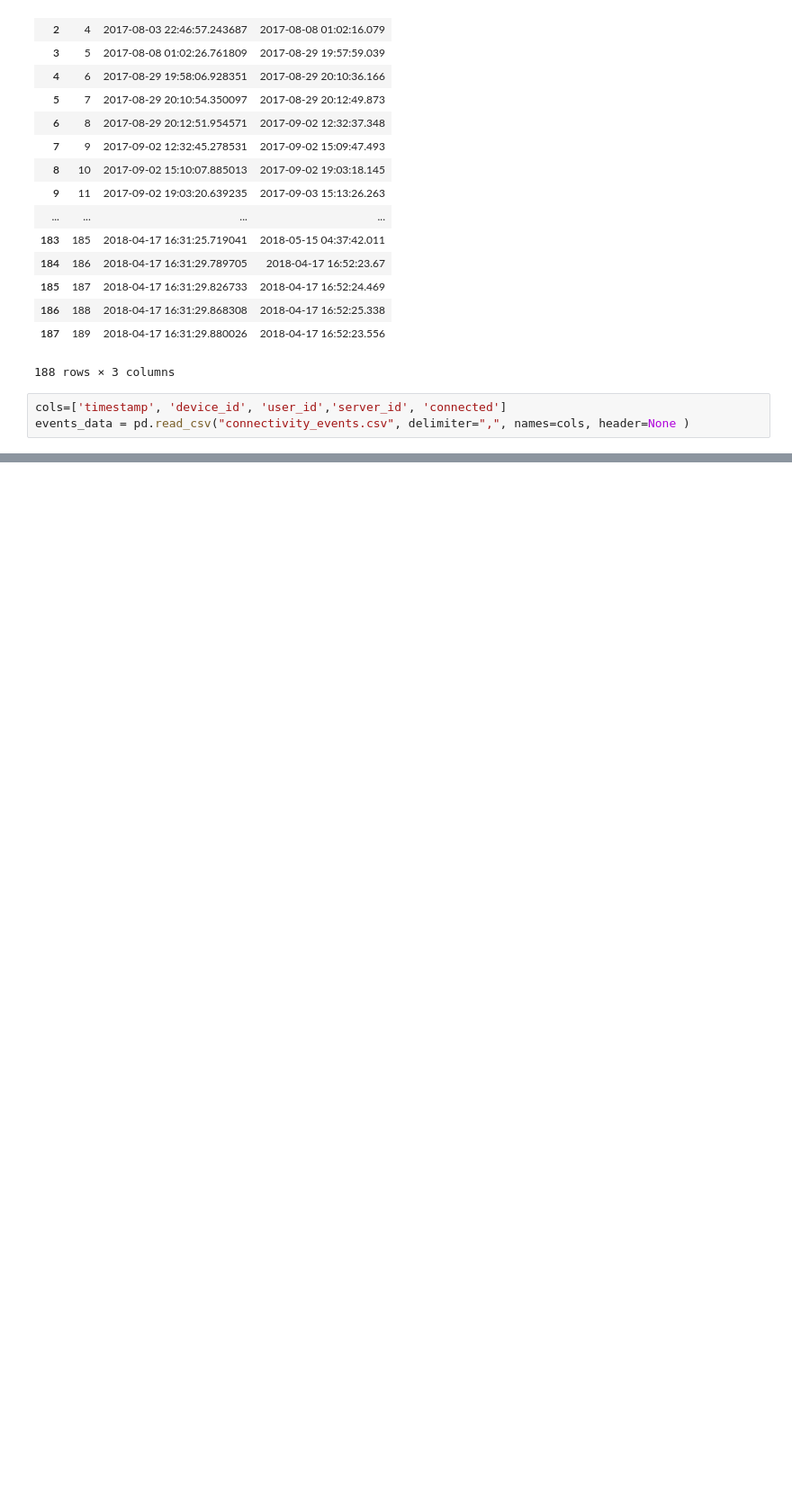
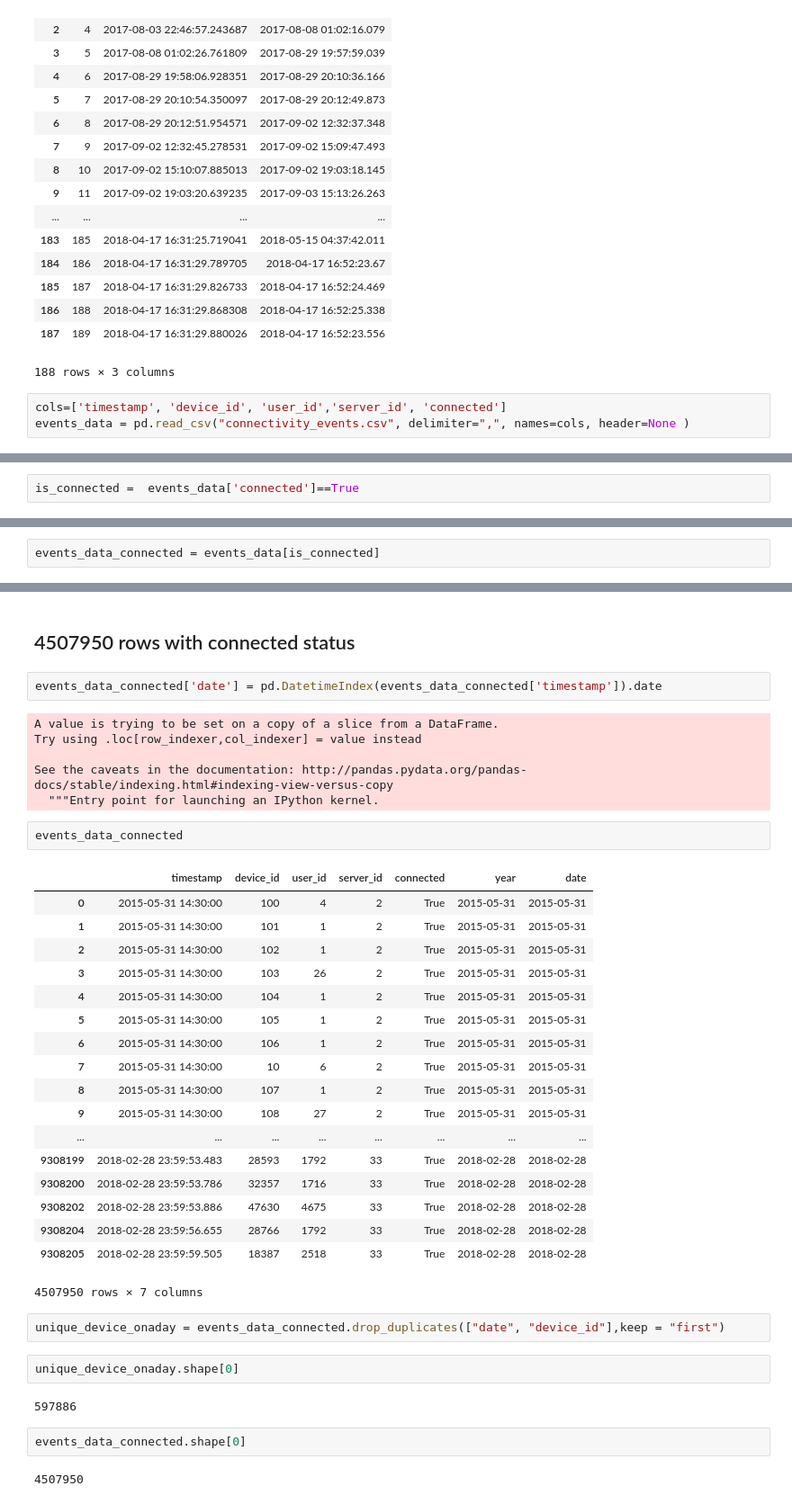
Before and after one commit to Kalinga/DS, a Jupyter notebook: Task1.ipynb, the cells around one changed output, grey strips where cells are left out. Shown at 90% size. Drawn from its saved outputs; the diff is of its cells as text; blank space fills up the shorter version.

```diff
--- a/Task1.ipynb
+++ b/Task1.ipynb
@@ -50,0 +53,2 @@ events_data
+# %%
+is_connected =  events_data['connected']==True
@@ -50,0 +75,2 @@ events_data
+# %%
+events_data_connected = events_data[is_connected]
@@ -50,0 +97,41 @@ events_data
+# %% [markdown]
+## 4507950 rows with connected status
+# %%
+events_data_connected['date'] = pd.DatetimeIndex(events_data_connected['timestamp']).date
+# %% [output]
+A value is trying to be set on a copy of a slice from a DataFrame.
+Try using .loc[row_indexer,col_indexer] = value instead
+
+See the caveats in the documentation: http://pandas.pydata.org/pandas-docs/stable/indexing.html#indexing-view-versus-copy
+  """Entry point for launching an IPython kernel.
+# %%
+events_data_connected
+# %% [output]
+|  | timestamp | device_id | user_id | server_id | connected | year | date |
+| 0 | 2015-05-31 14:30:00 | 100 | 4 | 2 | True | 2015-05-31 | 2015-05-31 |
+| 1 | 2015-05-31 14:30:00 | 101 | 1 | 2 | True | 2015-05-31 | 2015-05-31 |
+| 2 | 2015-05-31 14:30:00 | 102 | 1 | 2 | True | 2015-05-31 | 2015-05-31 |
+| 3 | 2015-05-31 14:30:00 | 103 | 26 | 2 | True | 2015-05-31 | 2015-05-31 |
+| 4 | 2015-05-31 14:30:00 | 104 | 1 | 2 | True | 2015-05-31 | 2015-05-31 |
+| 5 | 2015-05-31 14:30:00 | 105 | 1 | 2 | True | 2015-05-31 | 2015-05-31 |
+| 6 | 2015-05-31 14:30:00 | 106 | 1 | 2 | True | 2015-05-31 | 2015-05-31 |
+| 7 | 2015-05-31 14:30:00 | 10 | 6 | 2 | True | 2015-05-31 | 2015-05-31 |
+| 8 | 2015-05-31 14:30:00 | 107 | 1 | 2 | True | 2015-05-31 | 2015-05-31 |
+| 9 | 2015-05-31 14:30:00 | 108 | 27 | 2 | True | 2015-05-31 | 2015-05-31 |
+| ... | ... | ... | ... | ... | ... | ... | ... |
+| 9308199 | 2018-02-28 23:59:53.483 | 28593 | 1792 | 33 | True | 2018-02-28 | 2018-02-28 |
+| 9308200 | 2018-02-28 23:59:53.786 | 32357 | 1716 | 33 | True | 2018-02-28 | 2018-02-28 |
+| 9308202 | 2018-02-28 23:59:53.886 | 47630 | 4675 | 33 | True | 2018-02-28 | 2018-02-28 |
+| 9308204 | 2018-02-28 23:59:56.655 | 28766 | 1792 | 33 | True | 2018-02-28 | 2018-02-28 |
+| 9308205 | 2018-02-28 23:59:59.505 | 18387 | 2518 | 33 | True | 2018-02-28 | 2018-02-28 |
+4507950 rows × 7 columns
+# %%
+unique_device_onaday = events_data_connected.drop_duplicates(["date", "device_id"],keep = "first")
+# %%
+unique_device_onaday.shape[0]
+# %% [output]
+597886
+# %%
+events_data_connected.shape[0]
+# %% [output]
+4507950
```
Also changed, not shown: parts of 25 cells of this notebook, 1 other file.
